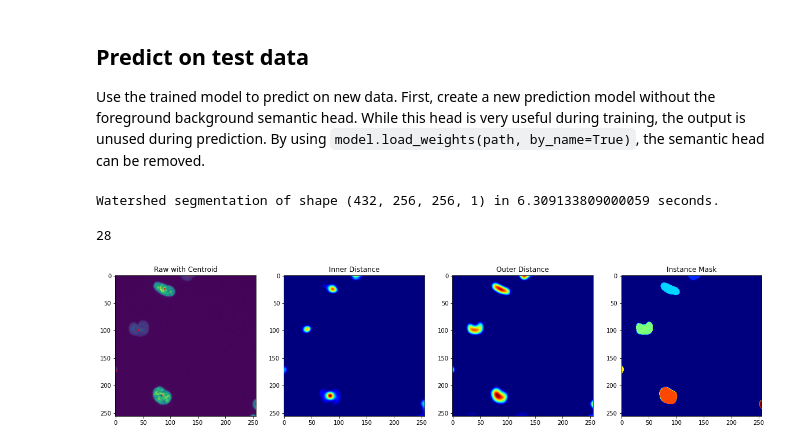
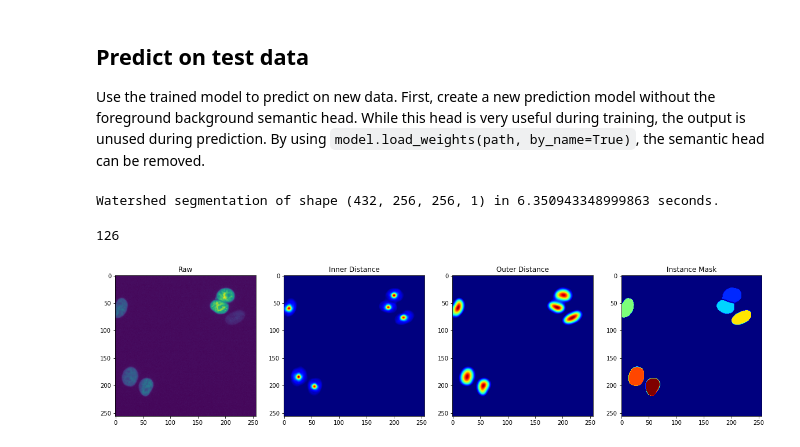
Before and after one commit to vanvalenlab/intro-to-deepcell, a Jupyter notebook: model_training/training_with_deepcell-tf.ipynb, the cells around one changed output. Cells and saved outputs as stored; diff of their text form; code cells hidden in the pictures.

```diff
--- a/model_training/training_with_deepcell-tf.ipynb
+++ b/model_training/training_with_deepcell-tf.ipynb
@@ -38,10 +36,10 @@ import deepcell
 # %%
 # Create a Dataset object to easily download and split the data.
 hela_s3 = deepcell.datasets.Dataset(
-    path='HeLa_S3_nuclear.npz',
+    path='hela_s3_nuclear_256.npz',
     url=('https://deepcell-data.s3-us-west-1.amazonaws.com/'
          'demos/janelia/hela_s3_nuclear_256.npz'),
-    file_hash='8ea254ac375dc453ff9072d289d5dc4e',
+    file_hash='8ea254ac375dc453ff9072d289d5dc4e',  # checksum for the S3 file.
     metadata=None
 )
 
@@ -262,11 +256,10 @@ from deepcell.model_zoo.panopticnet import PanopticNet
 
 prediction_model = PanopticNet(
     backbone='resnet50',
-    input_shape=X_train.shape[1:],
-    num_semantic_heads=2,
+    norm_method='whole_image',
     num_semantic_classes=[1, 1], # inner distance, outer distance
-    location=True,  # should always be true
-    include_top=True)
+    input_shape=X_train.shape[1:]
+)
 # %%
 prediction_model.load_weights(model_path, by_name=True)
 # %%
@@ -277,56 +270,46 @@ start = default_timer()
 test_images = prediction_model.predict(X_test)
 watershed_time = default_timer() - start
 
-print('Watershed segmentation of shape', test_images[0].shape, 'in', watershed_time, 'seconds.')
+print('Watershed segmentation of shape', test_images[0].shape,
+      'in', watershed_time, 'seconds.')
 # %% [output]
-Watershed segmentation of shape (432, 256, 256, 1) in 6.309133809000059 seconds.
+Watershed segmentation of shape (432, 256, 256, 1) in 6.350943348999863 seconds.
 # %%
-import time
+import random
 
 from matplotlib import pyplot as plt
-import numpy as np
-
-from skimage.feature import peak_local_max
 
 from deepcell_toolbox.deep_watershed import deep_watershed
 
-index = np.random.choice(X_test.shape[0])
+index = random.randint(0, X_test.shape[0])
 print(index)
 
 fig, axes = plt.subplots(1, 4, figsize=(20, 20))
 
 masks = deep_watershed(
     test_images,
     min_distance=10,
     detection_threshold=0.1,
     distance_threshold=0.01,
     exclude_border=False,
     small_objects_threshold=0)
 
 # calculated in the postprocessing above, but useful for visualizing
 inner_distance = test_images[0]
 outer_distance = test_images[1]
 
-coords = peak_local_max(
-    inner_distance[index],
-    min_distance=10,
-    threshold_abs=0.1,
-    exclude_border=False)
-
 # raw image with centroid
 axes[0].imshow(X_test[index, ..., 0])
-axes[0].set_title('Raw with Centroid')
-axes[0].scatter(coords[..., 1], coords[..., 0],
-                color='r', marker='.', s=10)
+axes[0].set_title('Raw')
 
 axes[1].imshow(inner_distance[index, ..., 0], cmap='jet')
 axes[1].set_title('Inner Distance')
 axes[2].imshow(outer_distance[index, ..., 0], cmap='jet')
 axes[2].set_title('Outer Distance')
 axes[3].imshow(masks[index, ...], cmap='jet')
 axes[3].set_title('Instance Mask')
 
 plt.show()
 # %% [output]
-28
+126
-[figure, old version]
+[figure, new version]
```
Also changed, not shown: parts of 14 cells of this notebook.
